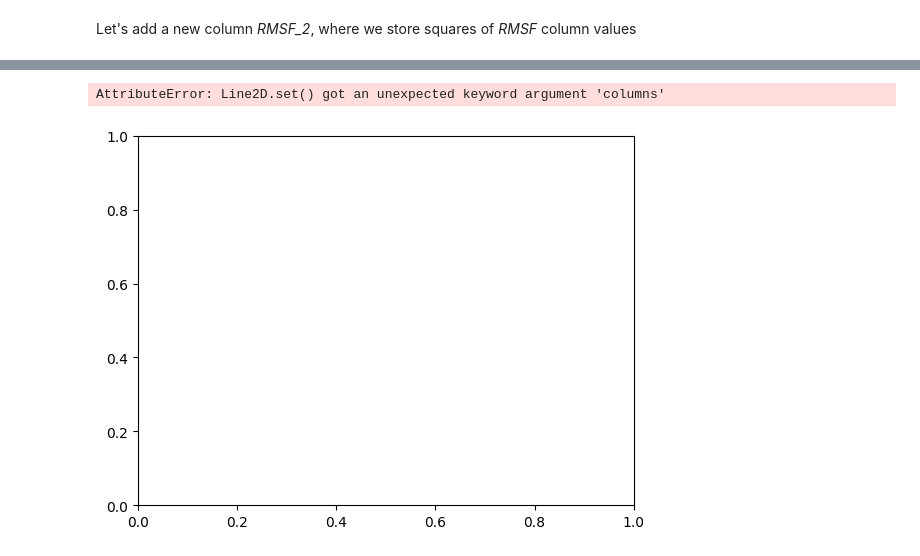
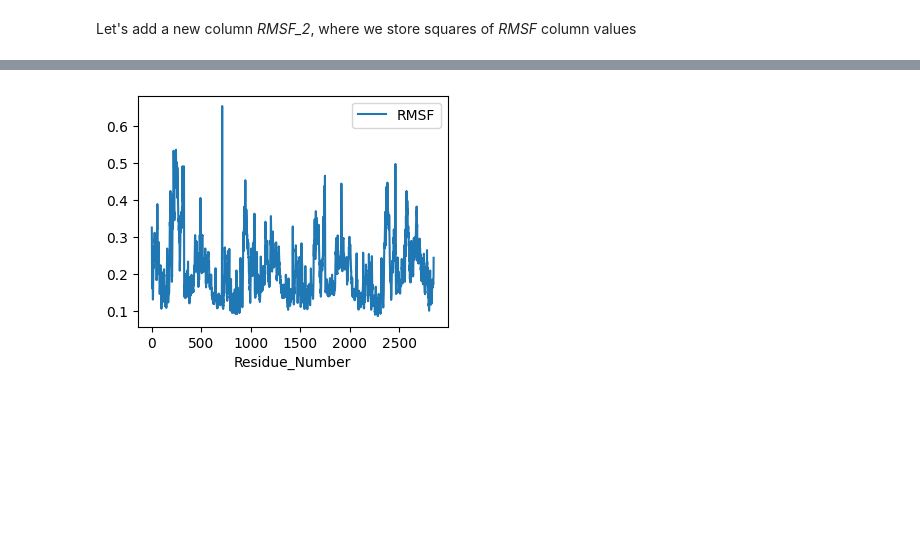
Before and after one commit to zarkoivkovicc/TCCM-Python-Homework, a Jupyter notebook: Homework.ipynb, the cells around one changed output, grey strips where cells are left out. Cells and saved outputs as stored; diff of their text form; code cells hidden in the pictures; blank space fills up the shorter version.

```diff
--- a/Homework.ipynb
+++ b/Homework.ipynb
@@ -181,5 +189,7 @@ df # Show the dataframe
-# %%
-df.plot(x=columns[0],y=columns[1])
-# %% [output]
-AttributeError: Line2D.set() got an unexpected keyword argument 'columns'
-[figure, removed]
+# %%
+ax = df.plot(x=columns[0],y=columns[1])
+#Optinally we can set the y label
+#ax.set_ylabel("nm")
+ax.figure.savefig("RMSF_plot.jpeg")
+# %% [output]
+[figure, added]
```
Also changed, not shown: parts of 11 cells of this notebook.
